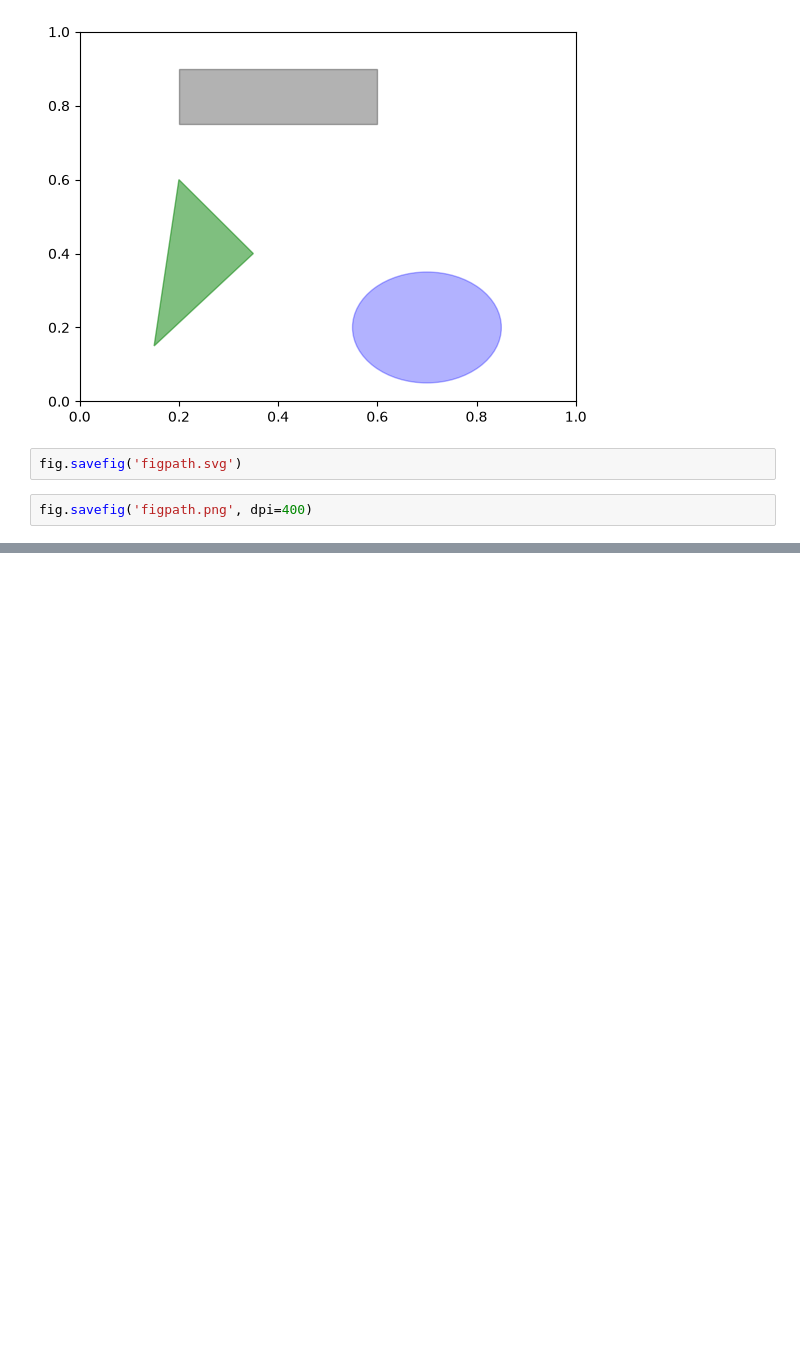
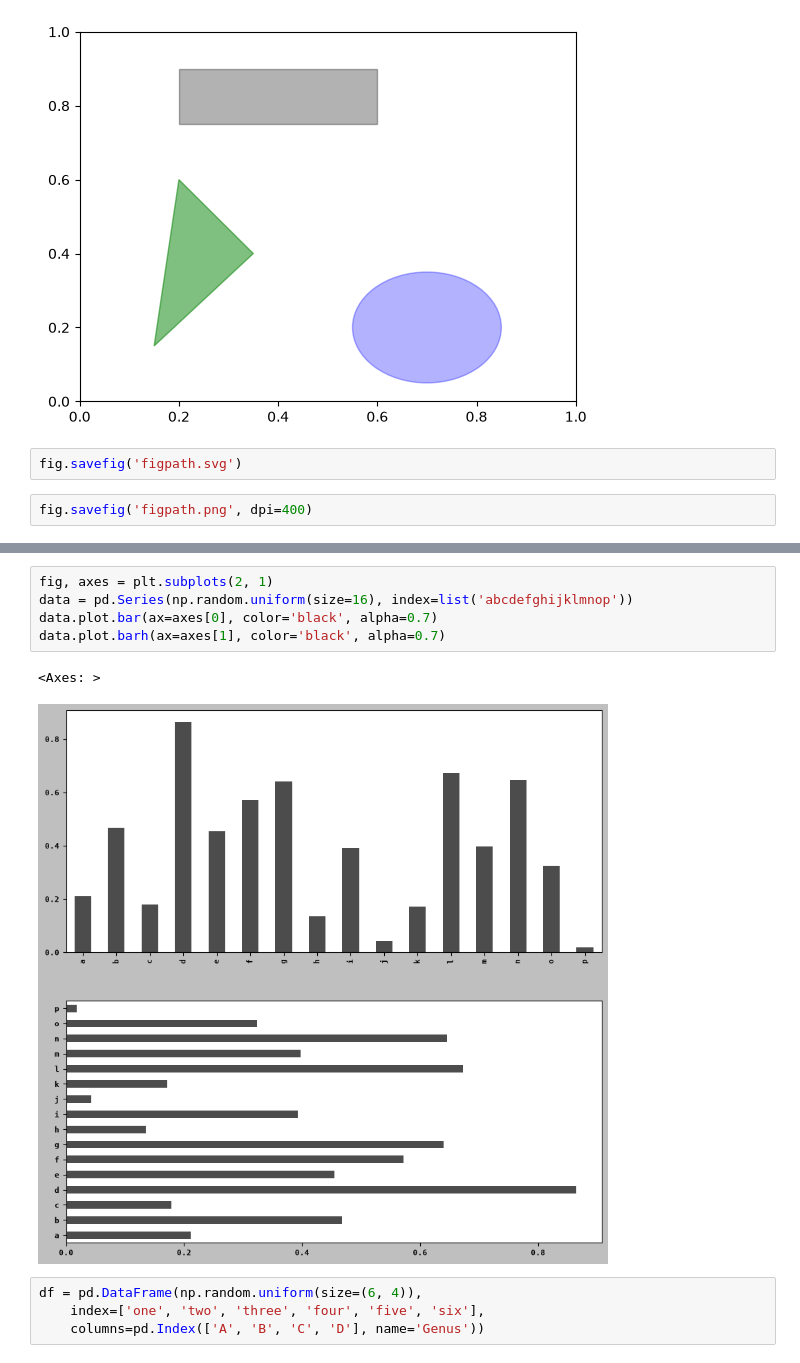
Before and after one commit to sarvar-ds0201/pydata-book-practice, a Jupyter notebook: chapter_09_visualization/visualization.ipynb, the cells around one changed output, grey strips where cells are left out. Drawn from its saved outputs; the diff is of its cells as text; blank space fills up the shorter version.

```diff
--- a/chapter_09_visualization/visualization.ipynb
+++ b/chapter_09_visualization/visualization.ipynb
@@ -162,0 +183,12 @@ fig.savefig('figpath.png', dpi=400)
+# %%
+fig, axes = plt.subplots(2, 1)
+data = pd.Series(np.random.uniform(size=16), index=list('abcdefghijklmnop'))
+data.plot.bar(ax=axes[0], color='black', alpha=0.7)
+data.plot.barh(ax=axes[1], color='black', alpha=0.7)
+# %% [output]
+<Axes: >
+[figure, added]
+# %%
+df = pd.DataFrame(np.random.uniform(size=(6, 4)),
+    index=['one', 'two', 'three', 'four', 'five', 'six'],
+    columns=pd.Index(['A', 'B', 'C', 'D'], name='Genus'))
```
Also changed, not shown: parts of 46 cells of this notebook, 1 other file.
